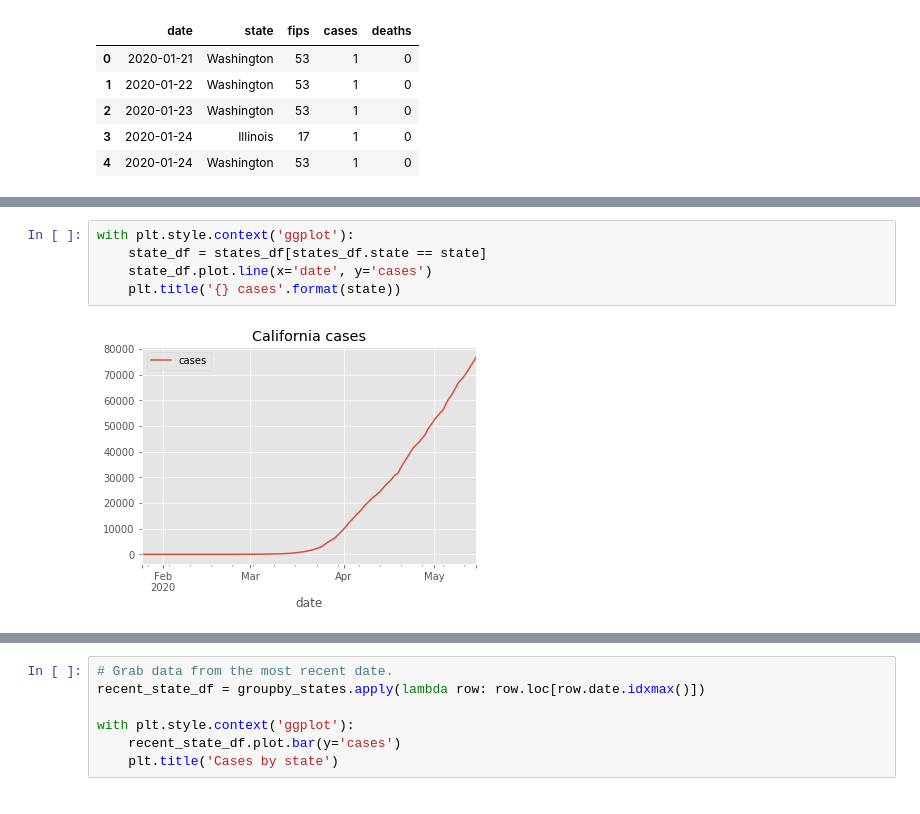
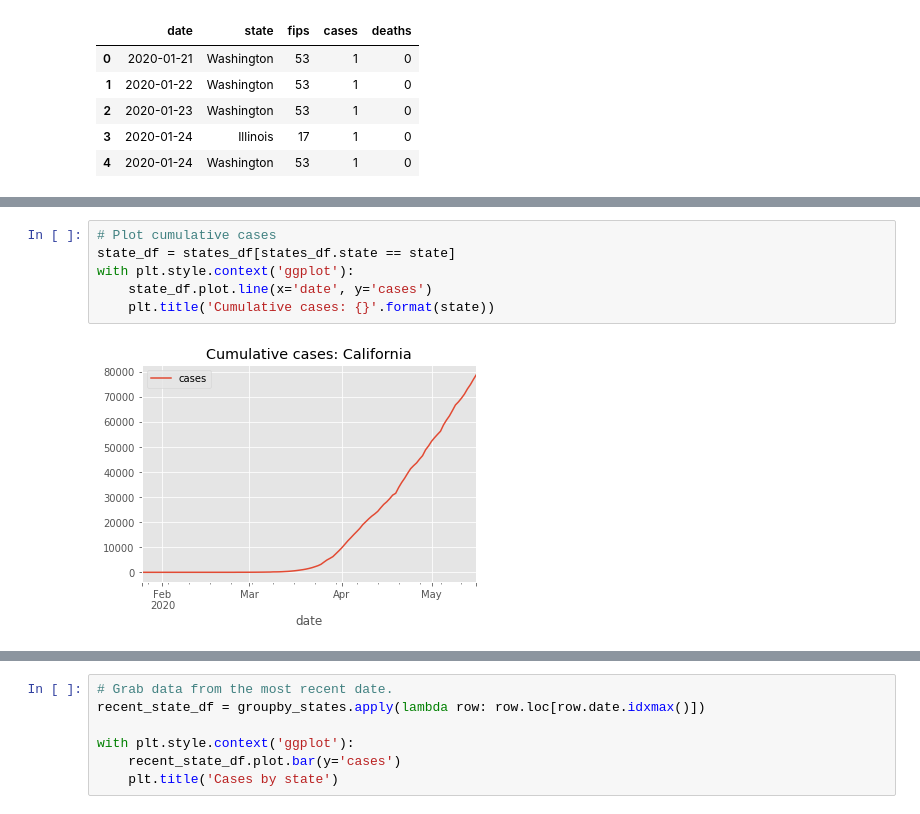
Before and after one commit to charlesbmi/python-examples, a Jupyter notebook: plotting/covid_usa.ipynb, the cells around one changed output, grey strips where cells are left out. Drawn from its saved outputs; the diff is of its cells as text.

```diff
--- a/plotting/covid_usa.ipynb
+++ b/plotting/covid_usa.ipynb
@@ -36,7 +38,8 @@ with plt.style.context('ggplot'):
 # %%
+# Plot cumulative cases
+state_df = states_df[states_df.state == state]
 with plt.style.context('ggplot'):
-    state_df = states_df[states_df.state == state]
     state_df.plot.line(x='date', y='cases')
-    plt.title('{} cases'.format(state))
+    plt.title('Cumulative cases: {}'.format(state))
 # %% [output]
-[figure, old version]
+[figure, new version]
```
Also changed, not shown: parts of 7 cells of this notebook.
